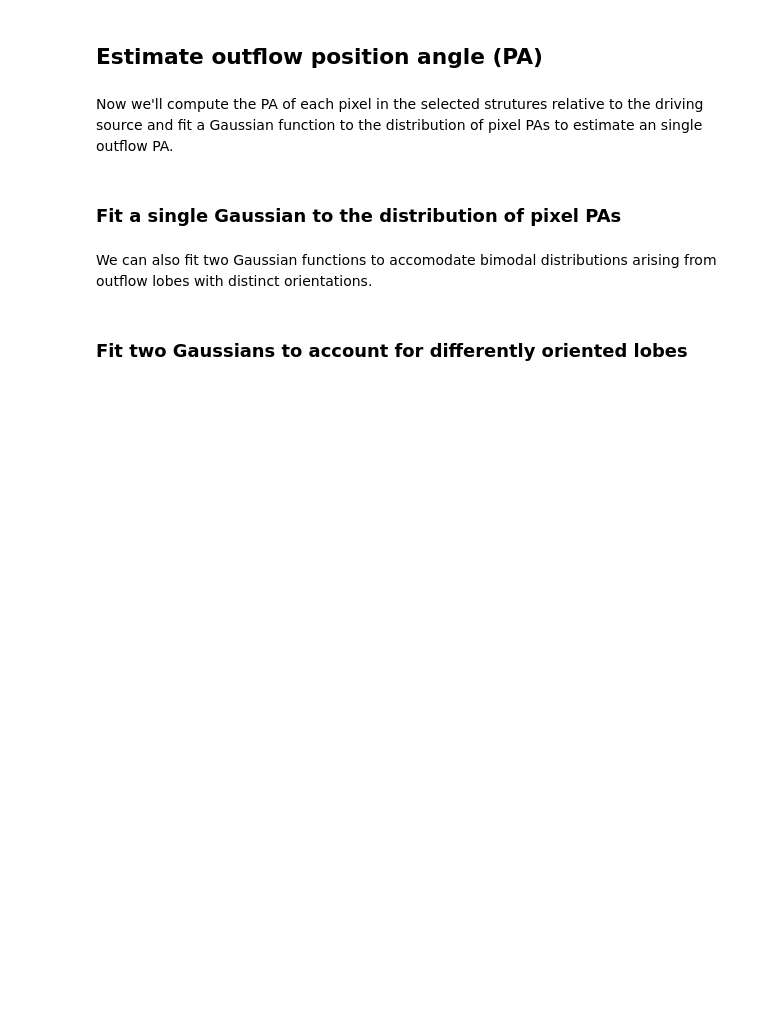
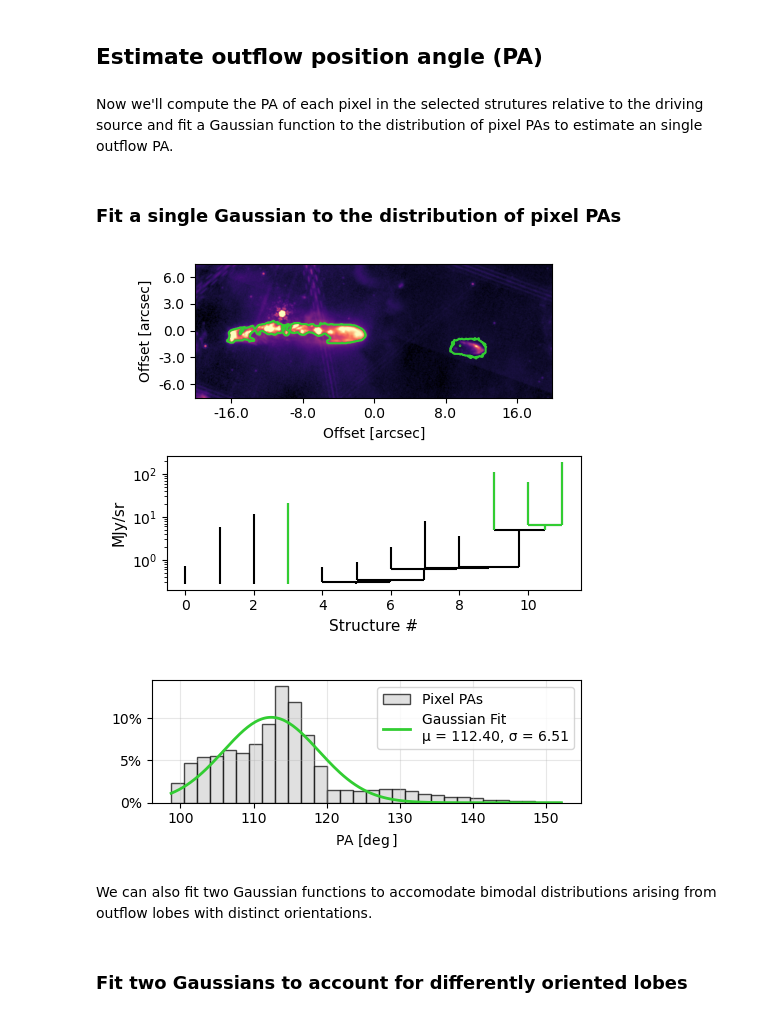
Before and after one commit to zoietelkamp/outflow_tools, a Jupyter notebook: example.ipynb, the cells around one changed output. Saved outputs shown, nothing was run; the diff lists cells and outputs as text; code cells hidden in the pictures; blank space fills up the shorter version.

```diff
--- a/example.ipynb
+++ b/example.ipynb
@@ -70,6 +70,12 @@ outflow.select_structures(dendrogram)
 Now we'll compute the PA of each pixel in the selected strutures relative to the driving source and fit a Gaussian function to the distribution of pixel PAs to estimate an single outflow PA.
 # %% [markdown]
 ### Fit a single Gaussian to the distribution of pixel PAs
+# %%
+outflow.structure_plots(save_as= 'outflow' + str(i+1) + '_structures.png')
+PA, PA_err, x_fit, y_fit, pix_pas = outflow.compute_PA(separate_lobes=False, figsize=(5,2), save_as='outflow' + str(i+1) + '_histogram.png')
+# %% [output]
+[figure, added]
+[figure, added]
 # %% [markdown]
 We can also fit two Gaussian functions to accomodate bimodal distributions arising from outflow lobes with distinct orientations.
 # %% [markdown]
```
